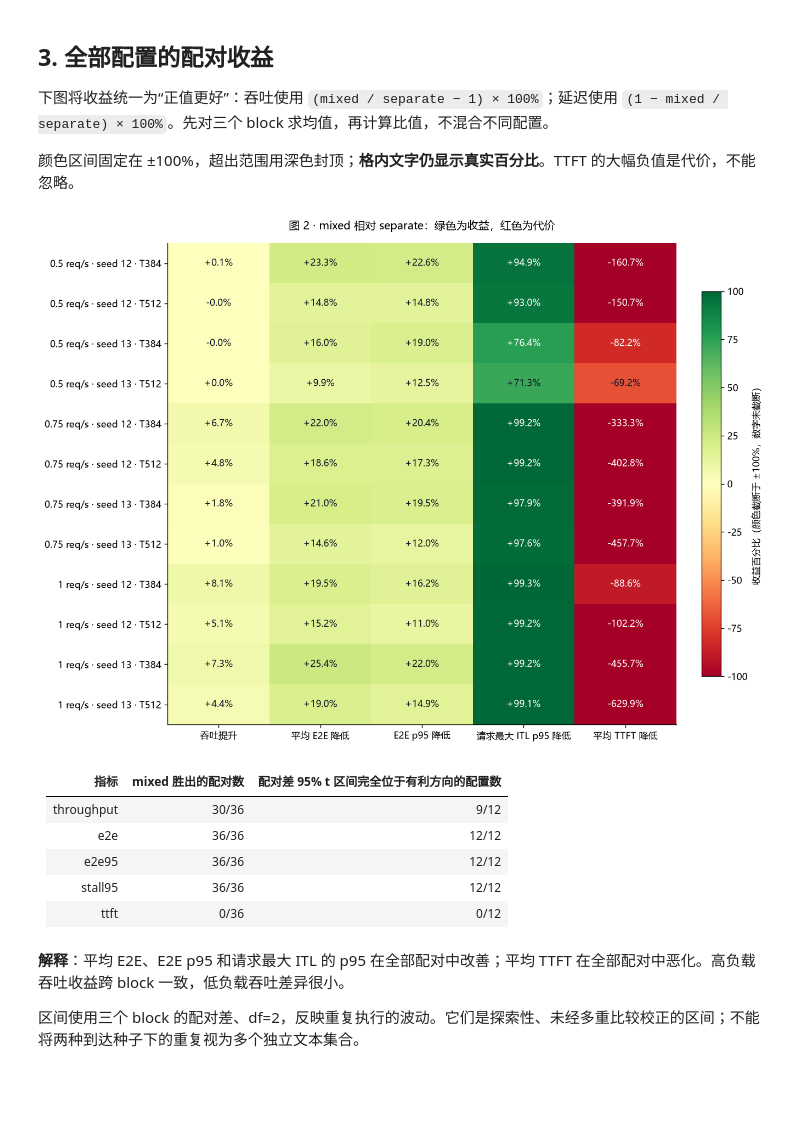
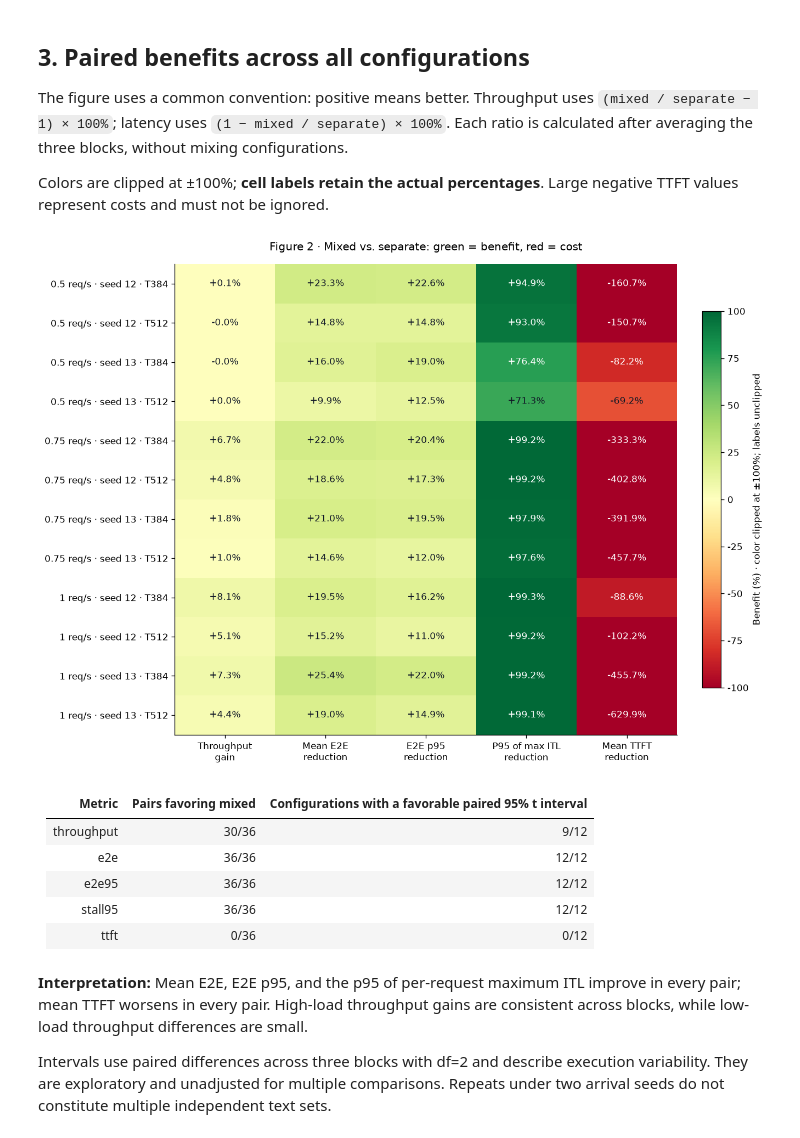
Before and after one commit to rrrinx/nano-vLLM-mixed, a Jupyter notebook: reports/long_input_serving/mixed_scheduling_report.ipynb, the cells around one changed output. Drawn from its saved outputs; the diff is of its cells as text; code cells hidden in the pictures; blank space fills up the shorter version.

```diff
--- a/reports/long_input_serving/mixed_scheduling_report.ipynb
+++ b/reports/long_input_serving/mixed_scheduling_report.ipynb
@@ -35,7 +37,7 @@ FORMAL = ROOT / 'reports/data/long_input_serving/formal'
 FIGURES = ROOT / 'reports/long_input_serving/figures'
 FIGURES.mkdir(parents=True, exist_ok=True)
 fonts = {f.name for f in font_manager.fontManager.ttflist}
-plt.rcParams['font.sans-serif'] = [f for f in ['Microsoft YaHei', 'SimHei', 'Noto Sans CJK SC', 'DejaVu Sans'] if f in fonts]
+plt.rcParams['font.sans-serif'] = [f for f in ['DejaVu Sans'] if f in fonts]
 plt.rcParams.update({'axes.unicode_minus': False, 'figure.dpi': 120,
                      'savefig.dpi': 170, 'axes.spines.top': False,
                      'axes.spines.right': False, 'font.size': 10})
@@ -147,14 +149,14 @@ def change(rate, seed, budget, metric, baseline='separate'):
 # %%
 fig, axes = plt.subplots(2, 3, figsize=(15, 8), layout='constrained')
 for i,budget in enumerate([384,512]):
-    for j,(metric,label) in enumerate([('throughput','输出吞吐（token/s，越高越好）'),('e2e','平均完成延迟（s，越低越好）'),('ttft','平均 TTFT（s，越低越好）')]):
+    for j,(metric,label) in enumerate([('throughput','Throughput (token/s; higher is better)'),('e2e','Mean E2E (s; lower is better)'),('ttft','Mean TTFT (s; lower is better)')]):
         ax=axes[i,j]
         for policy in POLICIES:
             for seed,ls,marker in [(SEEDS[0],'-','o'),(SEEDS[1],'--','s')]:
                 ax.plot(RATES,[mean(rate,seed,budget,policy,metric) for rate in RATES],color=COLORS[policy],linestyle=ls,marker=marker,label=f'{policy} · {str(seed)[-2:]}')
-        ax.set(title=f'T{budget} | {label}',xlabel='到达速率（req/s）',xticks=RATES)
+        ax.set(title=f'T{budget} | {label}',xlabel='Arrival rate (req/s)',xticks=RATES)
         ax.grid(alpha=.2); ax.set_ylim(bottom=0)
 axes[0,0].legend(fontsize=8,ncol=2)
-fig.suptitle('图 1 · 更快完成与更晚开始：mixed 的一致权衡', fontsize=16)
+fig.suptitle('Figure 1 · Faster completion, later first token: the mixed tradeoff', fontsize=16)
 finish(fig,'01_tradeoff')
 # %% [output]
@@ -162,39 +164,39 @@ finish(fig,'01_tradeoff')
 # %% [markdown]
-## 3. 全部配置的配对收益
+## 3. Paired benefits across all configurations
 
-下图将收益统一为“正值更好”：吞吐使用 `(mixed / separate − 1) × 100%`；延迟使用 `(1 − mixed / separate) × 100%`。先对三个 block 求均值，再计算比值，不混合不同配置。
+The figure uses a common convention: positive means better. Throughput uses `(mixed / separate − 1) × 100%`; latency uses `(1 − mixed / separate) × 100%`. Each ratio is calculated after averaging the three blocks, without mixing configurations.
 
-颜色区间固定在 ±100%，超出范围用深色封顶；**格内文字仍显示真实百分比**。TTFT 的大幅负值是代价，不能忽略。
+Colors are clipped at ±100%; **cell labels retain the actual percentages**. Large negative TTFT values represent costs and must not be ignored.
 # %%
 cases=sorted(expected_cases)
 metrics=['throughput','e2e','e2e95','stall95','ttft']
 benefit=np.array([[change(*c,m)*(1 if m=='throughput' else -1) for m in metrics] for c in cases])
 fig,ax=plt.subplots(figsize=(11,8),layout='constrained')
 im=ax.imshow(benefit,cmap='RdYlGn',vmin=-100,vmax=100,aspect='auto')
-ax.set_xticks(range(5),['吞吐提升','平均 E2E 降低','E2E p95 降低','请求最大 ITL p95 降低','平均 TTFT 降低'])
+ax.set_xticks(range(5),['Throughput\ngain','Mean E2E\nreduction','E2E p95\nreduction','P95 of max ITL\nreduction','Mean TTFT\nreduction'])
 ax.set_yticks(range(len(cases)),[f'{rate:g} req/s · seed {str(seed)[-2:]} · T{budget}' for rate,seed,budget in cases])
 for i in range(len(cases)):
     for j in range(5):
         ax.text(j,i,f'{benefit[i,j]:+.1f}%',ha='center',va='center',color='white' if abs(benefit[i,j])>75 else '#111827',fontsize=10)
-ax.set_title('图 2 · mixed 相对 separate：绿色为收益，红色为代价',pad=15)
-fig.colorbar(im,ax=ax,label='收益百分比（颜色截断于 ±100%，数字未截断）',shrink=.8)
+ax.set_title('Figure 2 · Mixed vs. separate: green = benefit, red = cost',pad=15)
+fig.colorbar(im,ax=ax,label='Benefit (%) · color clipped at ±100%; labels unclipped',shrink=.8)
 finish(fig,'02_paired_benefits')
 
 body=[]
 for metric in metrics:
     deltas=[index[*c,b,'mixed'][metric]-index[*c,b,'separate'][metric] for c in cases for b in BLOCKS]
     wins=sum(v>0 if metric=='throughput' else v<0 for v in deltas)
     intervals=[]
     for c in cases:
         ds=values(*c,'mixed',metric)-values(*c,'separate',metric)
         half=4.302652729911275*st.stdev(ds)/math.sqrt(3)
         intervals.append((float(ds.mean()-half),float(ds.mean()+half)))
     favorable=sum(lo>0 if metric=='throughput' else hi<0 for lo,hi in intervals)
     body.append([metric,f'{wins}/36',f'{favorable}/12'])
-table(['指标','mixed 胜出的配对数','配对差 95% t 区间完全位于有利方向的配置数'],body)
+table(['Metric','Pairs favoring mixed','Configurations with a favorable paired 95% t interval'],body)
 # %% [output]
-[figure, old version]
+[figure, new version]
-| 指标 | mixed 胜出的配对数 | 配对差 95% t 区间完全位于有利方向的配置数 |
+| Metric | Pairs favoring mixed | Configurations with a favorable paired 95% t interval |
 | --- | --- | --- |
 | throughput | 30/36 | 9/12 |
 | e2e | 36/36 | 12/12 |
@@ -202,7 +204,7 @@ table(['指标','mixed 胜出的配对数','配对差 95% t 区间完全位于
 | stall95 | 36/36 | 12/12 |
 | ttft | 0/36 | 0/12 |
 # %% [markdown]
-**解释**：平均 E2E、E2E p95 和请求最大 ITL 的 p95 在全部配对中改善；平均 TTFT 在全部配对中恶化。高负载吞吐收益跨 block 一致，低负载吞吐差异很小。
+**Interpretation:** Mean E2E, E2E p95, and the p95 of per-request maximum ITL improve in every pair; mean TTFT worsens in every pair. High-load throughput gains are consistent across blocks, while low-load throughput differences are small.
 
-区间使用三个 block 的配对差、df=2，反映重复执行的波动。它们是探索性、未经多重比较校正的区间；不能将两种到达种子下的重复视为多个独立文本集合。
+Intervals use paired differences across three blocks with df=2 and describe execution variability. They are exploratory and unadjusted for multiple comparisons. Repeats under two arrival seeds do not constitute multiple independent text sets.
 # %% [markdown]
```
Also changed, not shown: parts of 18 cells of this notebook, 42 other files.
